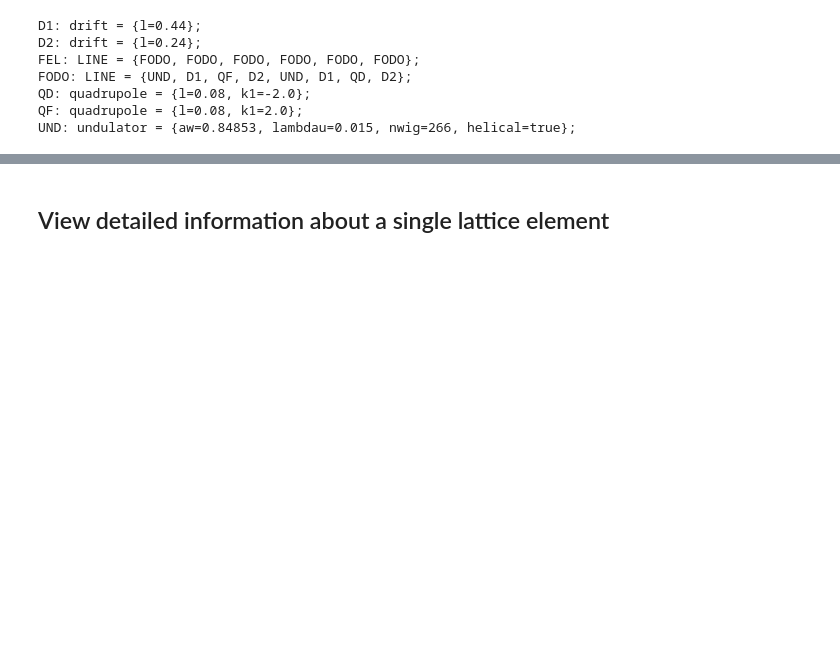
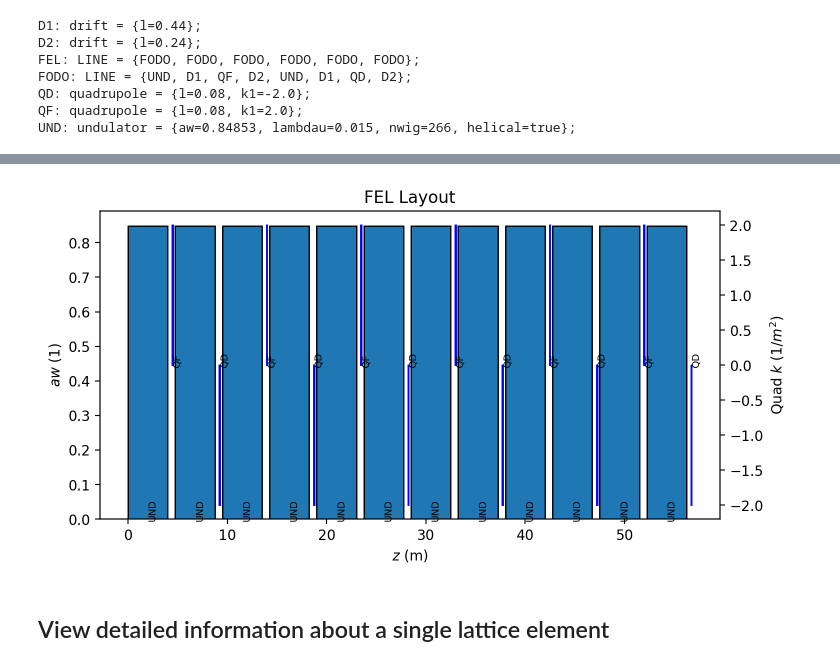
Before and after one commit to slaclab/lume-genesis, a Jupyter notebook: docs/examples/genesis4/intro-3-Lattice.ipynb, the cells around one changed output, grey strips where cells are left out. Saved outputs shown, nothing was run; the diff lists cells and outputs as text; code cells hidden in the pictures; blank space fills up the shorter version.

```diff
--- a/docs/examples/genesis4/intro-3-Lattice.ipynb
+++ b/docs/examples/genesis4/intro-3-Lattice.ipynb
@@ -117,3 +123,7 @@ UND: undulator = {aw=0.84853, lambdau=0.015, nwig=266, helical=true};
+# %%
+lat.plot("FEL", figsize=(8, 4))
+# %% [output]
+[figure, added]
 # %% [markdown]
 ## View detailed information about a single lattice element
 # %%
```
Also changed, not shown: parts of 2 cells of this notebook, 1 other file.
